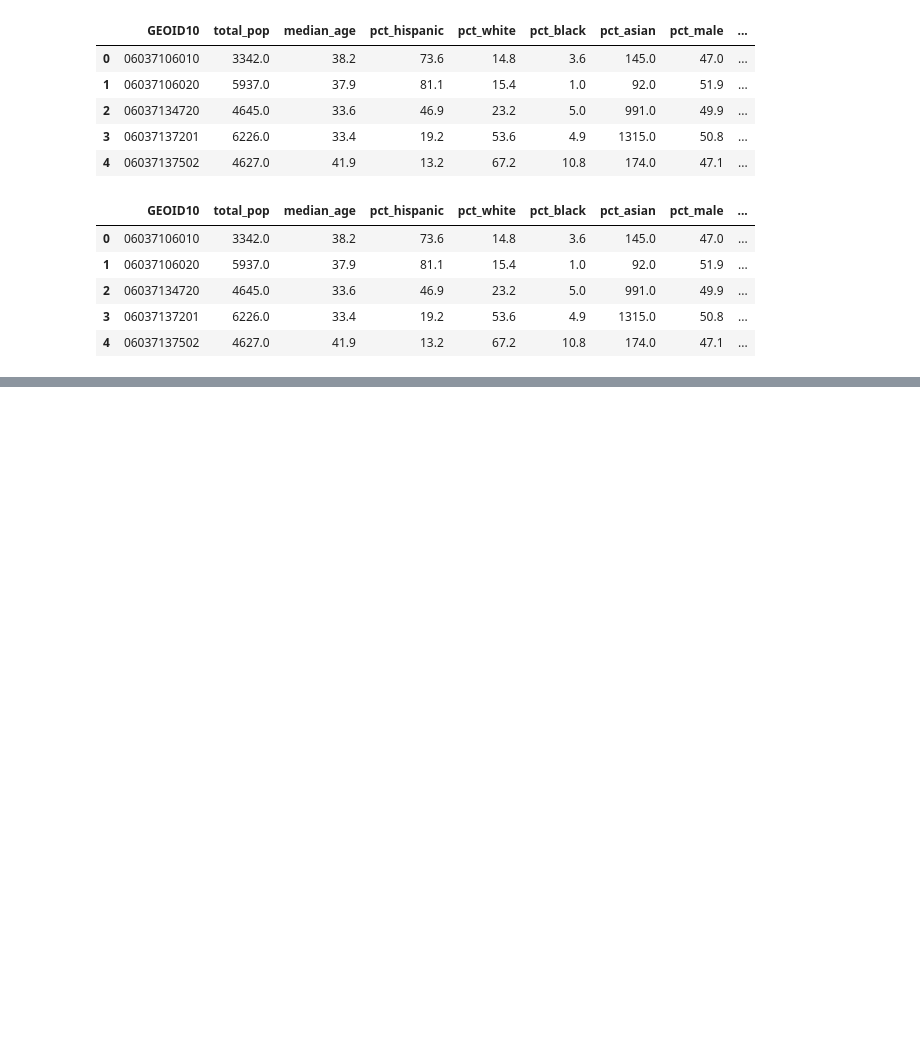
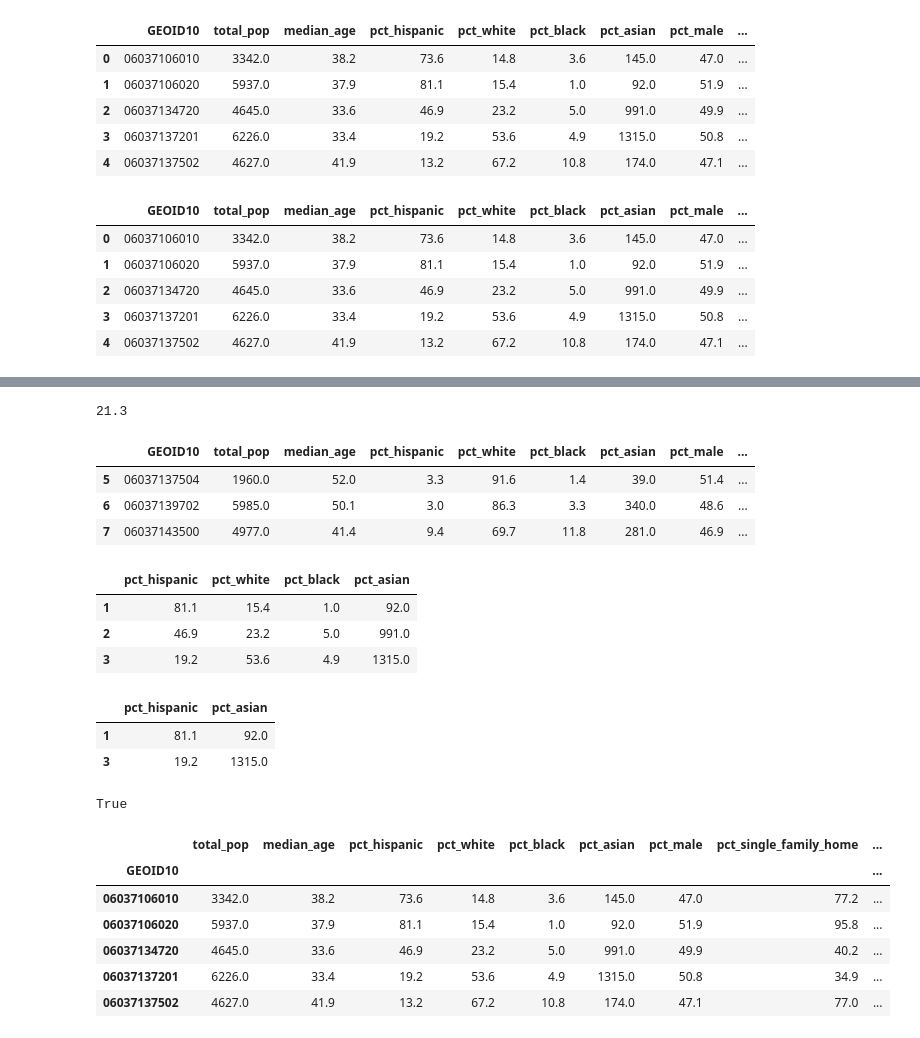
Before and after one commit to SergeyShchus/Data-analysis-Notebooks, a Jupyter notebook: Notebooks/Population_census_LA.ipynb, the cells around one changed output, grey strips where cells are left out. Cells and saved outputs as stored; diff of their text form; code cells hidden in the pictures; blank space fills up the shorter version.

```diff
--- a/Notebooks/Population_census_LA.ipynb
+++ b/Notebooks/Population_census_LA.ipynb
@@ -166,0 +237,39 @@ df.to_csv("/content/census_tracts_data_la-clean.csv", index=False, encoding="utf
+# %%
+df.loc[0, "pct_below_poverty"]
+# %% [output]
+21.3
+# %%
+df.loc[5:7]
+# %% [output]
+|  | GEOID10 | total_pop | median_age | pct_hispanic | pct_white | pct_black | pct_asian | pct_male | ... |
+| 5 | 06037137504 | 1960.0 | 52.0 | 3.3 | 91.6 | 1.4 | 39.0 | 51.4 | ... |
+| 6 | 06037139702 | 5985.0 | 50.1 | 3.0 | 86.3 | 3.3 | 340.0 | 48.6 | ... |
+| 7 | 06037143500 | 4977.0 | 41.4 | 9.4 | 69.7 | 11.8 | 281.0 | 46.9 | ... |
+# %%
+df.loc[1:3, "pct_hispanic":"pct_asian"]
+# %% [output]
+|  | pct_hispanic | pct_white | pct_black | pct_asian |
+| 1 | 81.1 | 15.4 | 1.0 | 92.0 |
+| 2 | 46.9 | 23.2 | 5.0 | 991.0 |
+| 3 | 19.2 | 53.6 | 4.9 | 1315.0 |
+# %%
+df.loc[[1, 3], ["pct_hispanic", "pct_asian"]]
+# %% [output]
+|  | pct_hispanic | pct_asian |
+| 1 | 81.1 | 92.0 |
+| 3 | 19.2 | 1315.0 |
+# %%
+df = df.set_index("GEOID10")
+df.index.is_unique
+# %% [output]
+True
+# %%
+df.head()
+# %% [output]
+|  | total_pop | median_age | pct_hispanic | pct_white | pct_black | pct_asian | pct_male | pct_single_family_home | ... |
+| GEOID10 |  |  |  |  |  |  |  |  | ... |
+| 06037106010 | 3342.0 | 38.2 | 73.6 | 14.8 | 3.6 | 145.0 | 47.0 | 77.2 | ... |
+| 06037106020 | 5937.0 | 37.9 | 81.1 | 15.4 | 1.0 | 92.0 | 51.9 | 95.8 | ... |
+| 06037134720 | 4645.0 | 33.6 | 46.9 | 23.2 | 5.0 | 991.0 | 49.9 | 40.2 | ... |
+| 06037137201 | 6226.0 | 33.4 | 19.2 | 53.6 | 4.9 | 1315.0 | 50.8 | 34.9 | ... |
+| 06037137502 | 4627.0 | 41.9 | 13.2 | 67.2 | 10.8 | 174.0 | 47.1 | 77.0 | ... |
```
Also changed, not shown: parts of 29 cells of this notebook.
